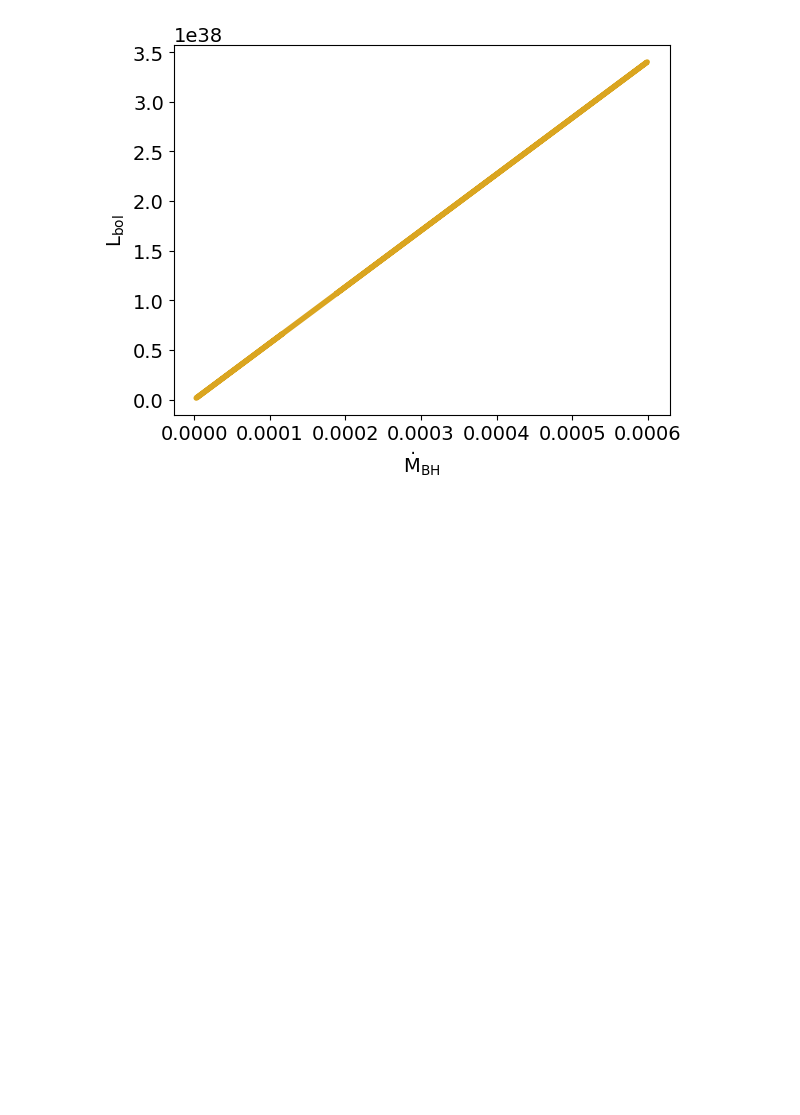
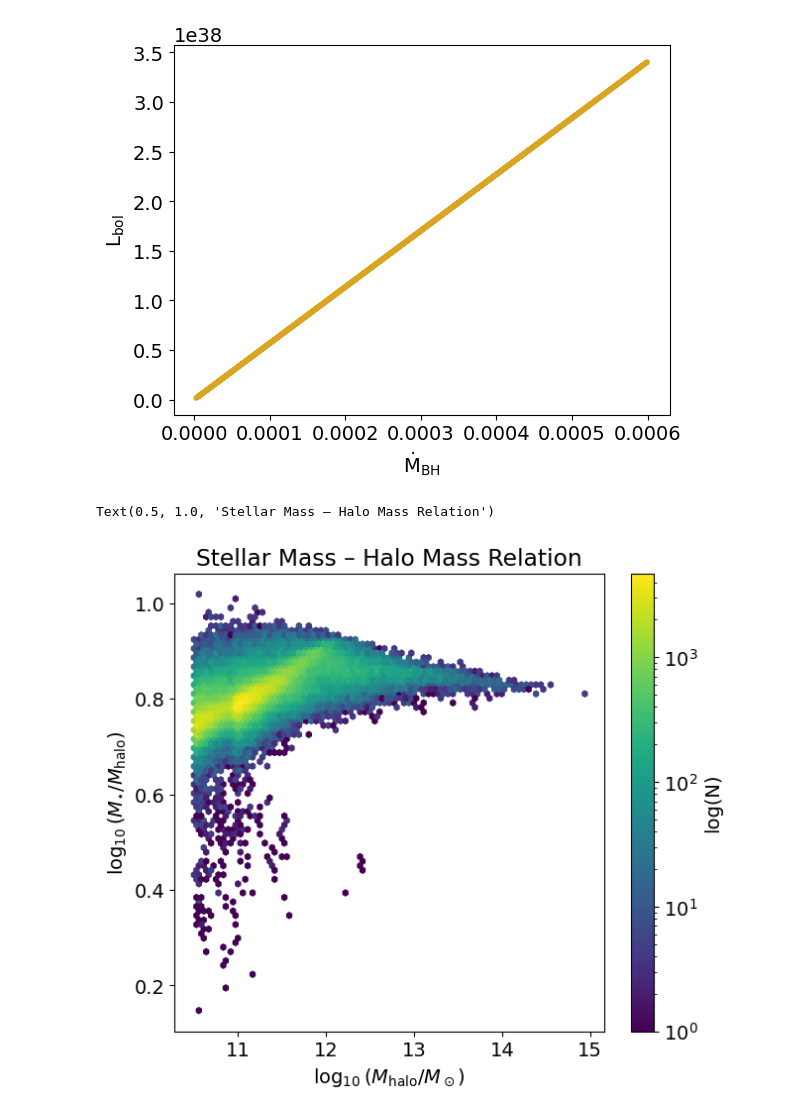
Before and after one commit to sophie-newman/cca-predoc, a Jupyter notebook: bolometric_corrections.ipynb, the cells around one changed output. Cells and saved outputs as stored; diff of their text form; code cells hidden in the pictures; blank space fills up the shorter version.

```diff
--- a/bolometric_corrections.ipynb
+++ b/bolometric_corrections.ipynb
@@ -162,3 +213,22 @@ plt.xlabel(r"$\rm \dot{M}_{BH}$")
 # %% [output]
 Text(0.5, 0, '$\\rm \\dot{M}_{BH}$')
 [figure]
+# %%
+# Plot stellar mass - halo mass relation
+
+mstar = np.array(mstar)
+
+# Convert to log10 for plotting, selecting same z range as before
+logMhalo = np.log10(mhalo[(z >= zmin) & (z <= zmax)])
+logMstar = np.log10(mstar[(z >= zmin) & (z <= zmax)])
+
+plt.figure(figsize=(7,6))
+plt.hexbin(logMhalo, logMstar/logMhalo, gridsize=80, bins='log', cmap='viridis')
+
+plt.colorbar(label="log(N)")
+plt.xlabel(r"$\log_{10}(M_{\rm halo}/M_\odot)$")
+plt.ylabel(r"$\log_{10}(M_{\star}/M_{\rm halo})$")
+plt.title("Stellar Mass – Halo Mass Relation")
+# %% [output]
+Text(0.5, 1.0, 'Stellar Mass – Halo Mass Relation')
+[figure, added]
```
Also changed, not shown: parts of 13 cells of this notebook.
